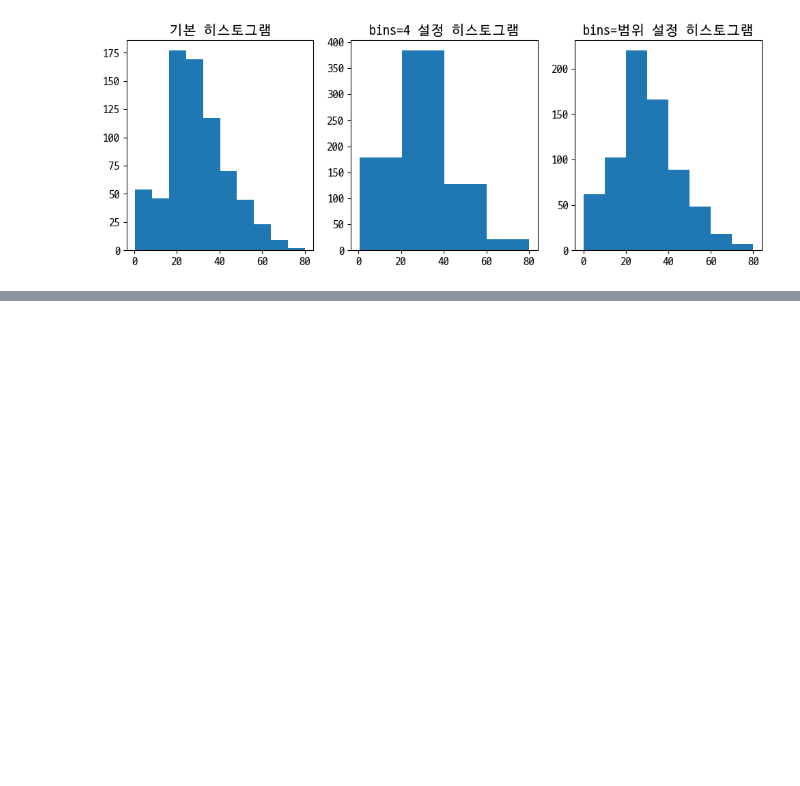
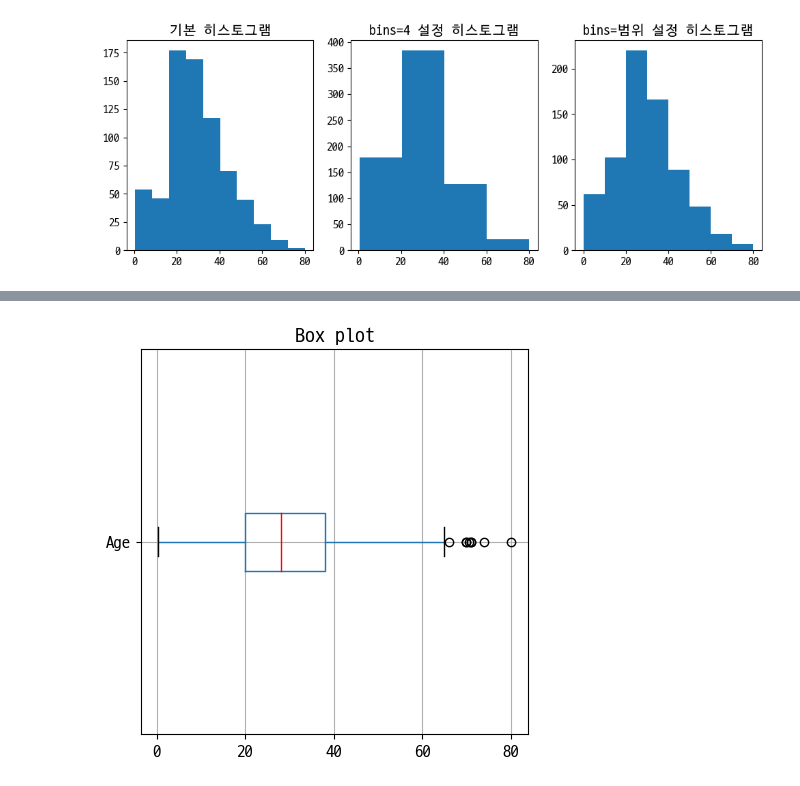
Before and after one commit to chw8207/ADP-study, a Jupyter notebook: EDA.ipynb, the cells around one changed output, grey strips where cells are left out. Cells and saved outputs as stored; diff of their text form; code cells hidden in the pictures; blank space fills up the shorter version.

```diff
--- a/EDA.ipynb
+++ b/EDA.ipynb
@@ -384,0 +385,7 @@ freq, img = OGIVE(data=titanic['Age'], bins_option=5)
+# %%
+titanic[['Age']].boxplot(vert=False, medianprops={'color':'red'})
+plt.title('Box plot')
+plt.yticks(ticks=[1], labels=['Age'])
+plt.show()
+# %% [output]
+[figure, added]
```
Also changed, not shown: parts of 3 cells of this notebook.
